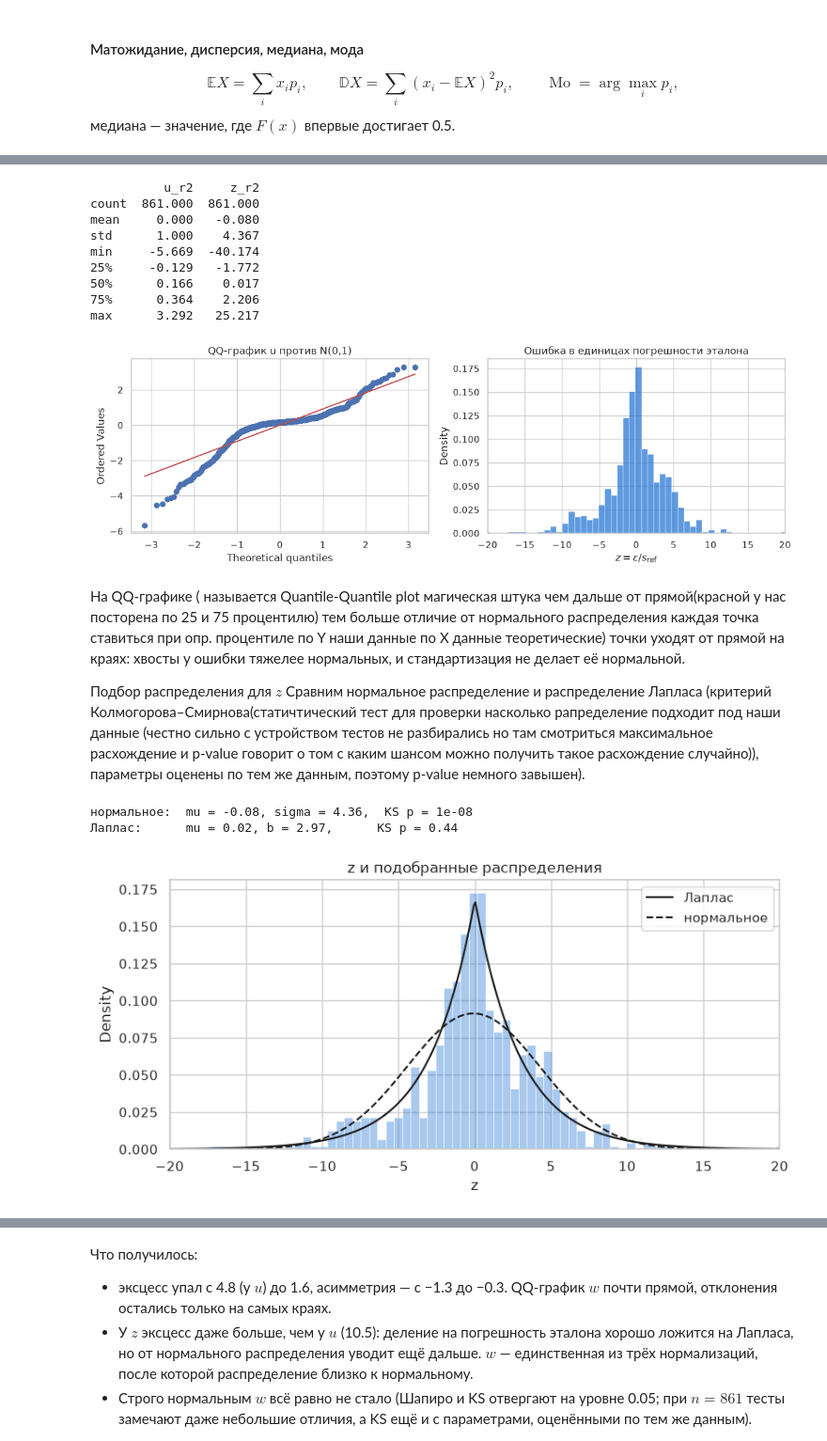
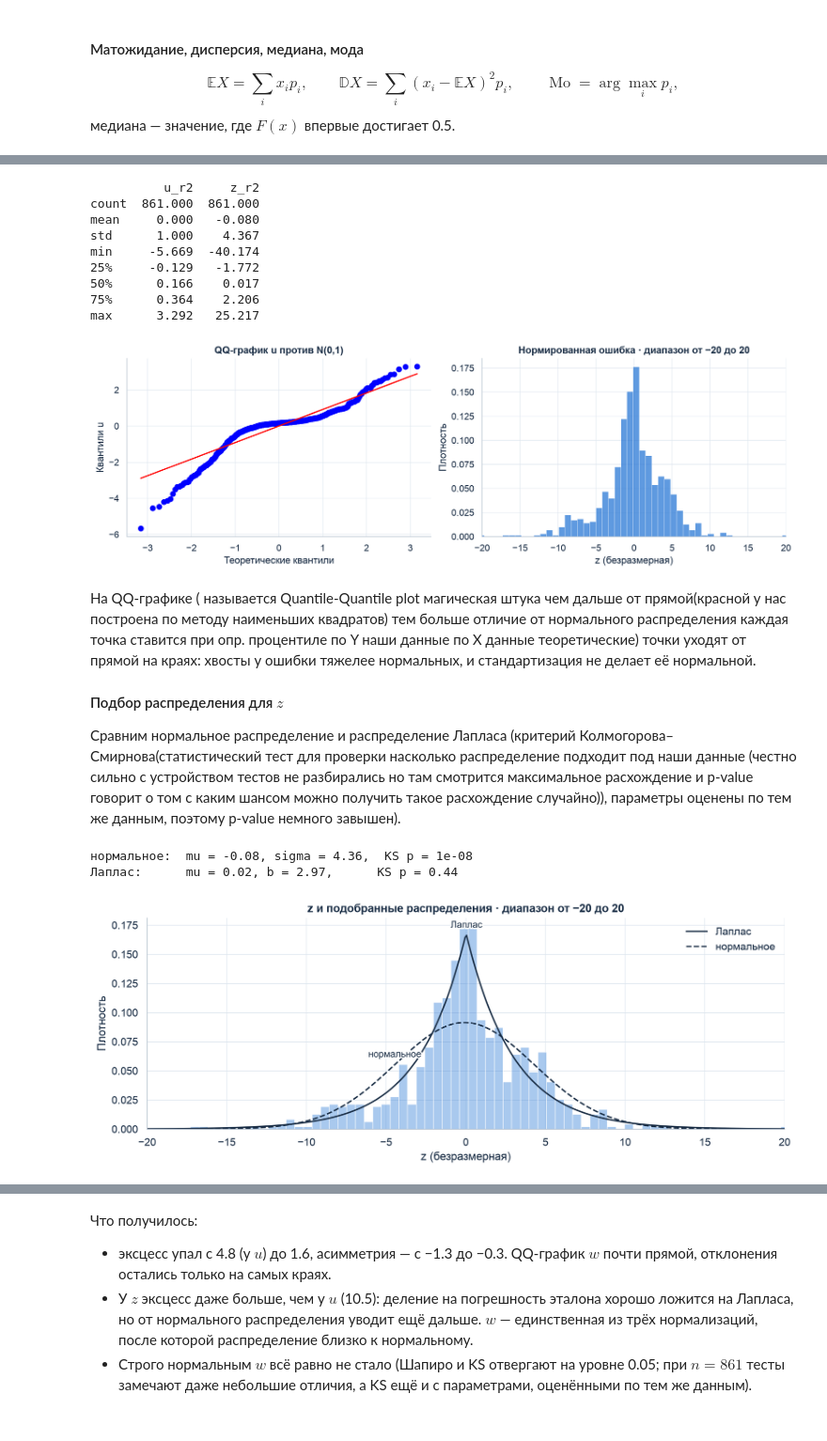
Before and after one commit to M1f0Rt/StatProject, a Jupyter notebook: lab01.ipynb, the cells around one changed output, grey strips where cells are left out. Shown at 94% size. Cells and saved outputs as stored; diff of their text form; code cells hidden in the pictures.

```diff
--- a/lab01.ipynb
+++ b/lab01.ipynb
@@ -17,17 +70,7 @@ P.S.Спасибо cHARISMa ВШЭ
 # %%
-import json
-import numpy as np
-import pandas as pd
-import matplotlib.pyplot as plt
-import seaborn as sns
-from scipy import stats
-
-sns.set_theme(style="whitegrid")
-COL = {"r2SCAN": "#2a78d6", "NN-r2SCAN": "#eb6834"}
-TYPES = ["BH", "TC", "ISO", "INC", "NC"]   # барьеры, термохимия, изомеризация, внутри- и межмолекулярные взаимодействия
-
 path = "gscdb_results/applied_def2-tzvpp_scf/analysis/"
-info = json.load(open(path + "summary.json"))
+with open(path + "summary.json", encoding="utf-8") as summary_file:
+    info = json.load(summary_file)
 df = pd.read_csv(path + "per_reaction.csv")
 df.columns = ["reaction", "dataset", "ref", "E_r2", "E_nn", "e_r2", "e_nn"]
 df["type"] = df.dataset.map({k: v["datatype"] for k, v in info["stats"].items()})
@@ -202,11 +270,12 @@ df["u_r2"] = (df.e_r2 - df.e_r2.mean()) / df.e_r2.std()
 df["z_r2"] = df.e_r2 / df.s_ref
 print(df[["u_r2", "z_r2"]].describe().round(3))
 
-fig, ax = plt.subplots(1, 2, figsize=(12, 4))
+fig, ax = plt.subplots(1, 2, figsize=FIGSIZE["full"])
 stats.probplot(df.u_r2, dist="norm", plot=ax[0])
-ax[0].set_title("QQ-график u против N(0,1)")
+ax[0].set(xlabel="Теоретические квантили", ylabel="Квантили u", title="QQ-график u против N(0,1)")
 sns.histplot(df.z_r2, bins=80, stat="density", ax=ax[1], color=COL["r2SCAN"])
-ax[1].set_xlim(-20, 20); ax[1].set_xlabel(r"$z=\varepsilon/s_\mathrm{ref}$"); ax[1].set_title("Ошибка в единицах погрешности эталона")
+ax[1].set(xlim=(-20, 20), xlabel="z (безразмерная)", ylabel="Плотность",
+          title="Нормированная ошибка · диапазон от −20 до 20")
 plt.tight_layout(); plt.show()
 # %% [output]
           u_r2     z_r2
@@ -218,28 +287,32 @@ min     -5.669  -40.174
 50%      0.166    0.017
 75%      0.364    2.206
 max      3.292   25.217
-[figure, old version]
+[figure, new version]
 # %% [markdown]
-На QQ-графике ( называется Quantile-Quantile plot магическая штука чем дальше от прямой(красной у нас посторена по 25 и 75 процентилю) тем больше отличие от нормального распределения каждая точка ставиться при опр. процентиле по Y наши данные по X данные теоретические) точки уходят от прямой на краях: хвосты у ошибки тяжелее нормальных, и стандартизация не делает её нормальной.
+На QQ-графике ( называется Quantile-Quantile plot магическая штука чем дальше от прямой(красной у нас построена по методу наименьших квадратов) тем больше отличие от нормального распределения каждая точка ставится при опр. процентиле по Y наши данные по X данные теоретические) точки уходят от прямой на краях: хвосты у ошибки тяжелее нормальных, и стандартизация не делает её нормальной.
 
- Подбор распределения для $z$
-Сравним нормальное распределение и распределение Лапласа (критерий Колмогорова–Смирнова(статичтический тест для проверки насколько рапределение подходит под наши данные (честно сильно с устройством тестов не разбирались но там смотриться максимальное расхождение и p-value говорит о том с каким шансом можно получить такое расхождение случайно)), параметры оценены по тем же данным, поэтому p-value немного завышен).
+#### Подбор распределения для $z$
+Сравним нормальное распределение и распределение Лапласа (критерий Колмогорова–Смирнова(статистический тест для проверки насколько распределение подходит под наши данные (честно сильно с устройством тестов не разбирались но там смотрится максимальное расхождение и p-value говорит о том с каким шансом можно получить такое расхождение случайно)), параметры оценены по тем же данным, поэтому p-value немного завышен).
 # %%
 z = df.z_r2
 mu_n, sd_n = stats.norm.fit(z)
 mu_l, b_l = stats.laplace.fit(z)
 print(f"нормальное:  mu = {mu_n:.2f}, sigma = {sd_n:.2f},  KS p = {stats.kstest(z, stats.norm.cdf, args=(mu_n, sd_n)).pvalue:.2g}")
 print(f"Лаплас:      mu = {mu_l:.2f}, b = {b_l:.2f},      KS p = {stats.kstest(z, stats.laplace.cdf, args=(mu_l, b_l)).pvalue:.2g}")
 
 grid = np.linspace(-20, 20, 400)
-fig, ax = plt.subplots(figsize=(9, 4))
+fig, ax = plt.subplots(figsize=FIGSIZE["full"])
 sns.histplot(z, bins=120, stat="density", ax=ax, color=COL["r2SCAN"], alpha=0.4)
-ax.plot(grid, stats.laplace.pdf(grid, mu_l, b_l), "k-", label="Лаплас")
-ax.plot(grid, stats.norm.pdf(grid, mu_n, sd_n), "k--", label="нормальное")
-ax.set_xlim(-20, 20); ax.set_xlabel("z"); ax.legend(); ax.set_title("z и подобранные распределения")
+ax.plot(grid, stats.laplace.pdf(grid, mu_l, b_l), "-", color=ROLE_COLORS["model"], label="Лаплас")
+ax.plot(grid, stats.norm.pdf(grid, mu_n, sd_n), "--", color=ROLE_COLORS["model"], label="нормальное")
+ax.set(xlim=(-20, 20), xlabel="z (безразмерная)", ylabel="Плотность",
+       title="z и подобранные распределения · диапазон от −20 до 20")
+label_curves(ax, grid, {"Лаплас": stats.laplace.pdf(grid, mu_l, b_l),
+                        "нормальное": stats.norm.pdf(grid, mu_n, sd_n)})
+ax.legend()
 plt.show()
 # %% [output]
 нормальное:  mu = -0.08, sigma = 4.36,  KS p = 1e-08
 Лаплас:      mu = 0.02, b = 2.97,      KS p = 0.44
-[figure, old version]
+[figure, new version]
 # %% [markdown]
```
Also changed, not shown: parts of 85 cells of this notebook, 2 other files.
